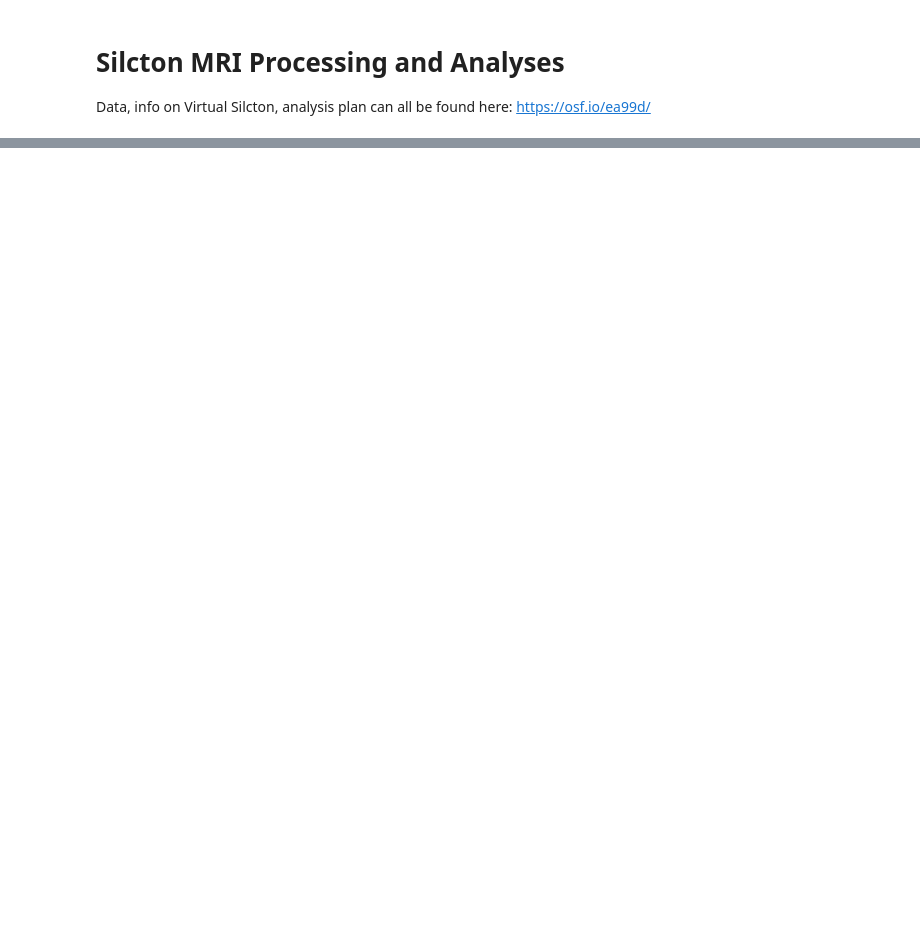
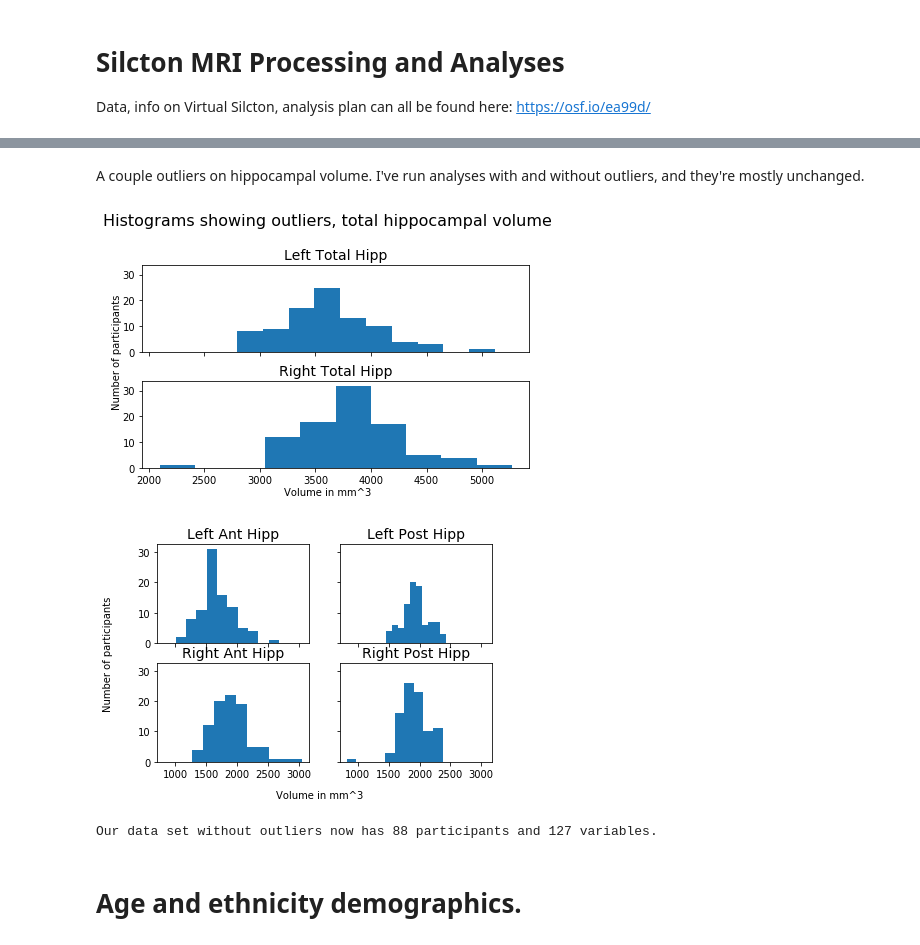
Before and after one commit to smweis/Silcton_MRI, a Jupyter notebook: jupyter_analysis/Silcton.ipynb, the cells around one changed output, grey strips where cells are left out. Saved outputs shown, nothing was run; the diff lists cells and outputs as text; code cells hidden in the pictures; blank space fills up the shorter version.

```diff
--- a/jupyter_analysis/Silcton.ipynb
+++ b/jupyter_analysis/Silcton.ipynb
@@ -458,0 +325,49 @@ pwd
+# %% [markdown]
+A couple outliers on hippocampal volume. I've run analyses with and without outliers, and they're mostly unchanged.
+# %%
+#check any histograms
+fig, axes = plt.subplots(2,1,sharey=True, sharex=True)
+axes[0].hist(data['ashs_ltotalhipp'])
+axes[0].set_title('Left Total Hipp',size=14)
+axes[1] .hist(data['ashs_rtotalhipp'])
+axes[1].set_title('Right Total Hipp',size=14)
+fig.text(0.5, 0.0, 'Volume in mm^3', ha='center')
+fig.text(0.0, 0.5, 'Number of participants', va='center', rotation='vertical')
+
+fig.suptitle('Histograms showing outliers, total hippocampal volume',size=16)
+fig.tight_layout()
+fig.subplots_adjust(top=0.80)
+
+fig, axes = plt.subplots(2,2,sharey=True, sharex=True)
+axes[0,0] .hist(data['ashs_ant_lhc'])
+axes[0,0].set_title('Left Ant Hipp',size=14)
+axes[0,1].hist(data['ashs_post_lhc'])
+axes[0,1].set_title('Left Post Hipp',size=14)
+axes[1,0] .hist(data['ashs_ant_rhc'])
+axes[1,0].set_title('Right Ant Hipp',size=14)
+axes[1,1] .hist(data['ashs_post_rhc'])
+axes[1,1].set_title('Right Post Hipp',size=14)
+
+fig.text(0.5, 0.0, 'Volume in mm^3', ha='center')
+fig.text(0.0, 0.5, 'Number of participants', va='center', rotation='vertical')
+plt.show()
+
+fig.suptitle('Histograms showing outliers, anterior and posterior',size=16)
+fig.tight_layout()
+fig.subplots_adjust(top=0.80)
+plt.show()
+# %% [output]
+[figure, added]
+[figure, added]
+# %%
+#exclude outliers from total hippocampal volume (both high and low outliers)
+dataWithoutOutliers = data[:]
+dataWithoutOutliers = dataWithoutOutliers[dataWithoutOutliers['ashs_rtotalhipp_zscore'] < 3.8]
+dataWithoutOutliers = dataWithoutOutliers[dataWithoutOutliers['ashs_rtotalhipp_zscore'] > -3.8]
+dataWithoutOutliers = dataWithoutOutliers[dataWithoutOutliers['ashs_ant_rhc_zscore'] < 3.8]
+dataWithoutOutliers = dataWithoutOutliers[dataWithoutOutliers['ashs_ant_rhc_zscore'] > -3.8]
+print('Our data set without outliers now has', dataWithoutOutliers.shape[0], 'participants and', dataWithoutOutliers.shape[1], 'variables.')
+# %% [output]
+Our data set without outliers now has 88 participants and 127 variables.
+# %% [markdown]
+# Age and ethnicity demographics.
```
Also changed, not shown: parts of 83 cells of this notebook, 6 other files.
